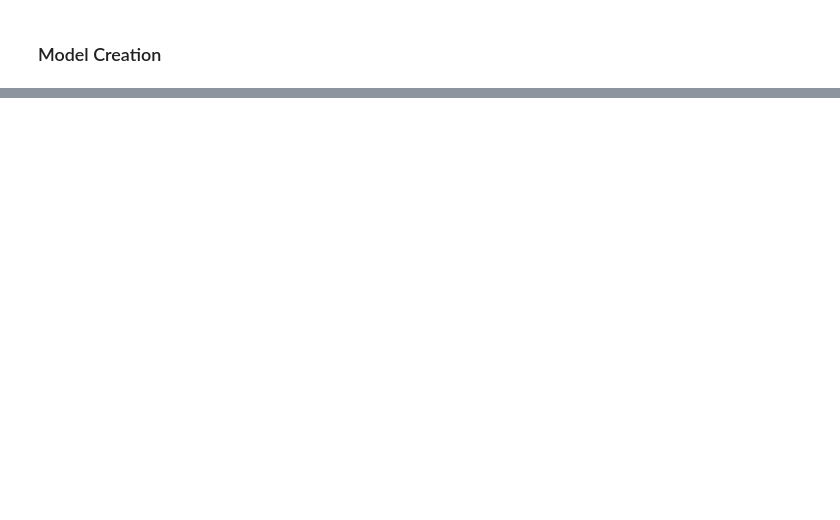
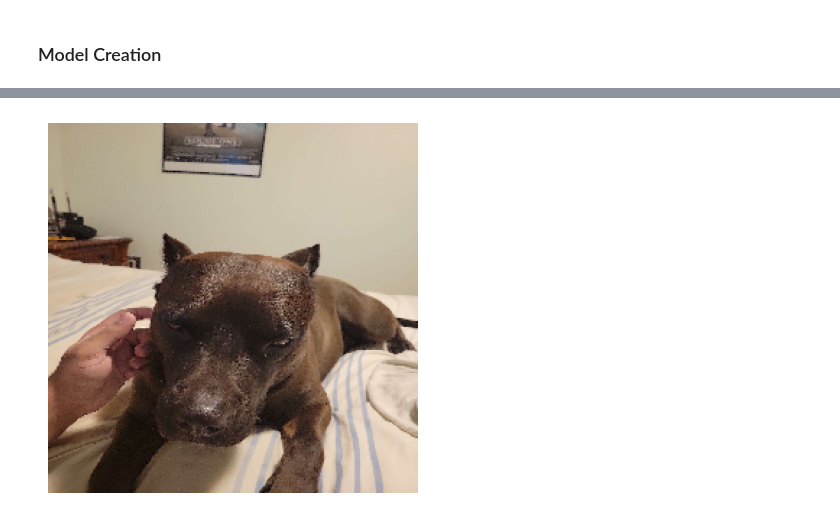
Before and after one commit to NinePiece2/AnimalClassification, a Jupyter notebook: notebooks/main.ipynb, the cells around one changed output, grey strips where cells are left out. Cells and saved outputs as stored; diff of their text form; code cells hidden in the pictures; blank space fills up the shorter version.

```diff
--- a/notebooks/main.ipynb
+++ b/notebooks/main.ipynb
@@ -143,0 +219,22 @@ model.compile(optimizer='adam',
+# %%
+# Take in an image and use the model to predict the class of the image
+def predict_image(image_path):
+    img = keras.preprocessing.image.load_img(
+        image_path, target_size=(IMG_HEIGHT, IMG_WIDTH)
+    )
+    img_array = keras.preprocessing.image.img_to_array(img)
+    img_array = tf.expand_dims(img_array, 0) # Create a batch
+
+    predictions = model.predict(img_array)
+    score = tf.nn.softmax(predictions[0])
+
+    print(
+        f'This image most likely belongs to {class_names[np.argmax(score)]} with a {100 * np.max(score)} percent confidence.'
+    )
+
+    plt.imshow(img)
+    plt.axis('off')
+    plt.show()
+# %%
+predict_image(os.path.join(os.environ['TEST_IMG_PATH'], 'dog.jpg'))
+# %% [output]
@@ -143,0 +243 @@ model.compile(optimizer='adam',
+[figure, added]
```
Also changed, not shown: parts of 13 cells of this notebook, 2 other files.
